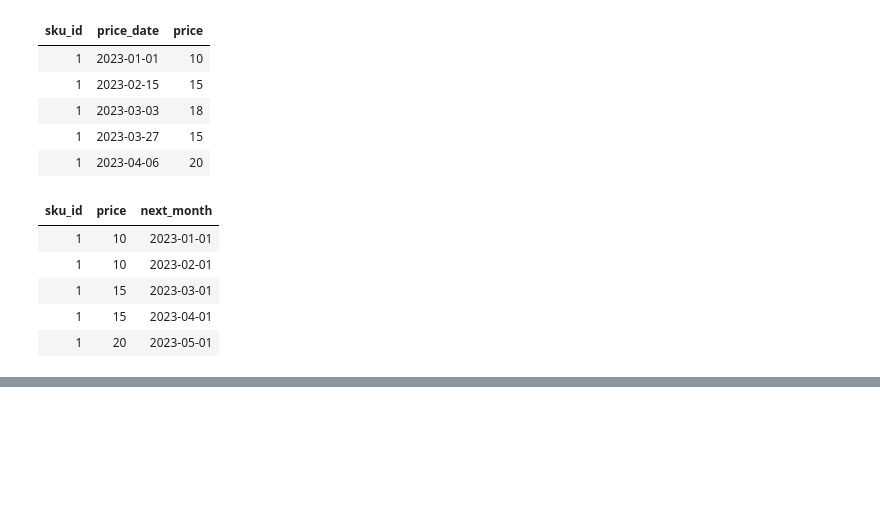
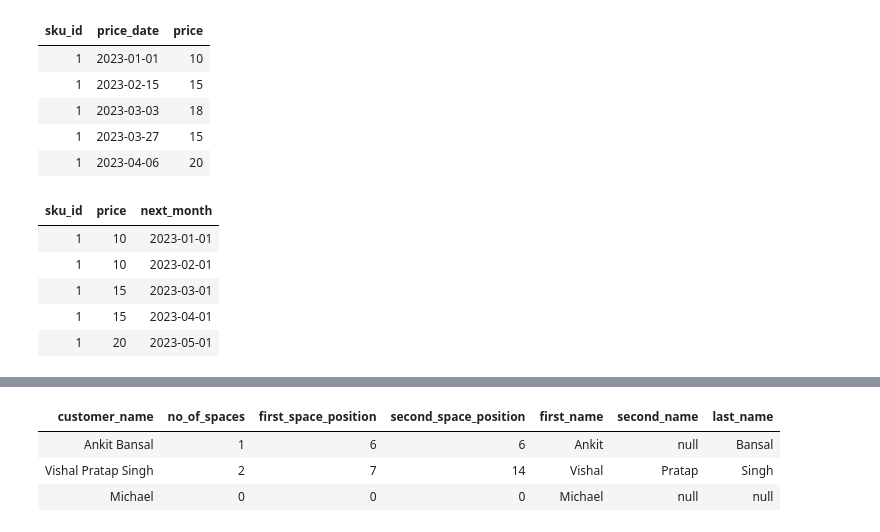
Before and after one commit to Rupam-1/SQL-Pyspark-practise_youtube, a Jupyter notebook: 07. PYSPARK - Part4.ipynb, the cells around one changed output, grey strips where cells are left out. Cells and saved outputs as stored; diff of their text form; code cells hidden in the pictures; blank space fills up the shorter version.

```diff
--- a/07. PYSPARK - Part4.ipynb
+++ b/07. PYSPARK - Part4.ipynb
@@ -966,0 +978,13 @@ display(final)
+# %%
+from pyspark.sql import *
+
+data = [
+    ("Ankit Bansal",),
+    ("Vishal Pratap Singh",),
+    ("Michael",)
+]
+columns = ["customer_name"]
+customers_df = spark.createDataFrame(data, columns)
+customers_df.write.mode("Overwrite").saveAsTable("customers")
+
+display(customers_df)
@@ -966,0 +996,70 @@ display(final)
+# %%
+from pyspark.sql.functions import *
+
+cte = customers_df.withColumn(
+    "no_of_spaces",
+    length(col("customer_name")) - length(
+        regexp_replace(col("customer_name"), " ", "")
+    )
+).withColumn(
+    "first_space_position",
+    instr(col("customer_name"), " ")
+).withColumn(
+    "second_space_position",
+    instr(
+        substring(
+            col("customer_name"),
+            instr(col("customer_name"), " ") + 1,
+            length(col("customer_name"))
+        ),
+        " "
+    ) + instr(col("customer_name"), " ")
+)
+
+df = cte.withColumn(
+    "first_name",
+    when(
+        col("no_of_spaces") == 0,
+        col("customer_name")
+    ).otherwise(
+        substring(col("customer_name"), 1, col("first_space_position") - 1)
+    )
+).withColumn(
+    "second_name",
+    when(
+        col("no_of_spaces") <= 1,
+        lit(None)
+    ).otherwise(
+        substring(
+            col("customer_name"),
+            col("first_space_position") + 1,
+            col("second_space_position") - col("first_space_position") - 1
+        )
+    )
+).withColumn(
+    "last_name",
+    when(
+        col("no_of_spaces") == 0,
+        lit(None)
+    ).when(
+        col("no_of_spaces") == 1,
+        substring(
+            col("customer_name"),
+            col("first_space_position") + 1,
+            length(col("customer_name")) - col("first_space_position")
+        )
+    ).otherwise(
+        substring(
+            col("customer_name"),
+            col("second_space_position") + 1,
+            length(col("customer_name")) - col("second_space_position")
+        )
+    )
+)
+
+display(df)
+# %% [output]
+| customer_name | no_of_spaces | first_space_position | second_space_position | first_name | second_name | last_name |
+| Ankit Bansal | 1 | 6 | 6 | Ankit | null | Bansal |
+| Vishal Pratap Singh | 2 | 7 | 14 | Vishal | Pratap | Singh |
+| Michael | 0 | 0 | 0 | Michael | null | null |
```
Also changed, not shown: parts of 2 cells of this notebook, 1 other file.
